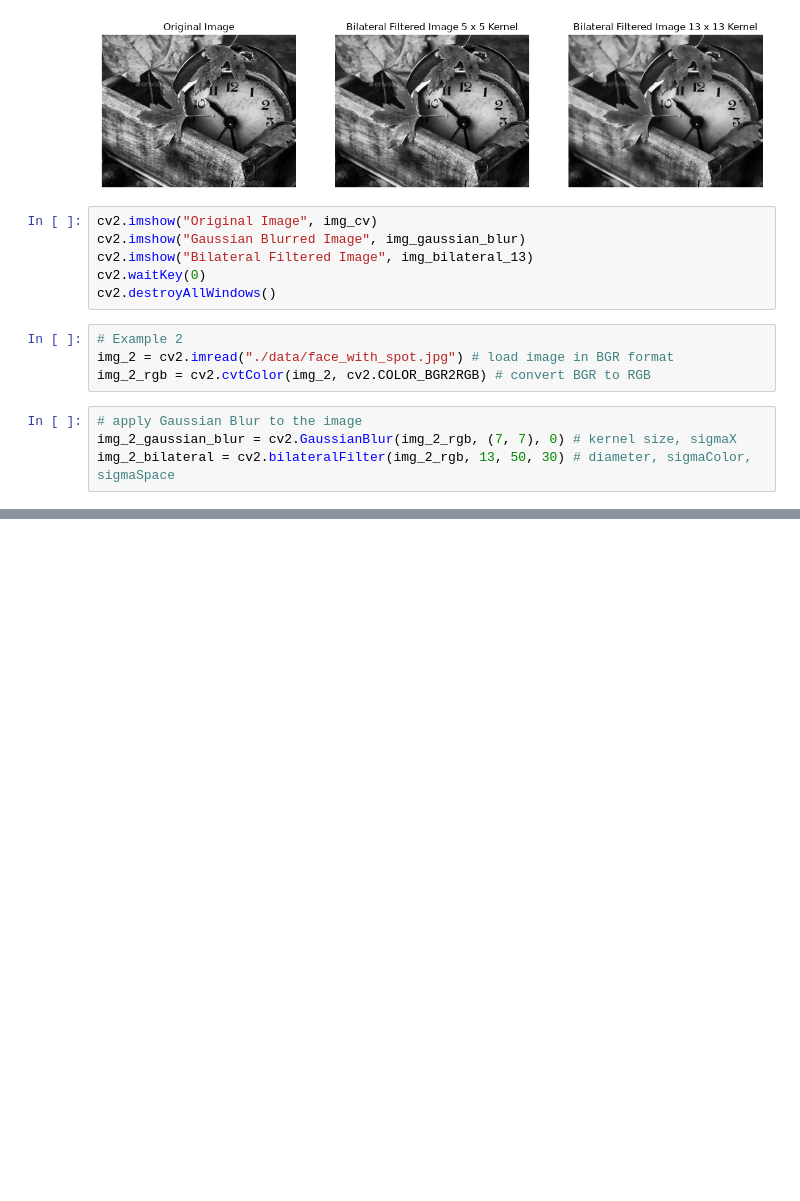
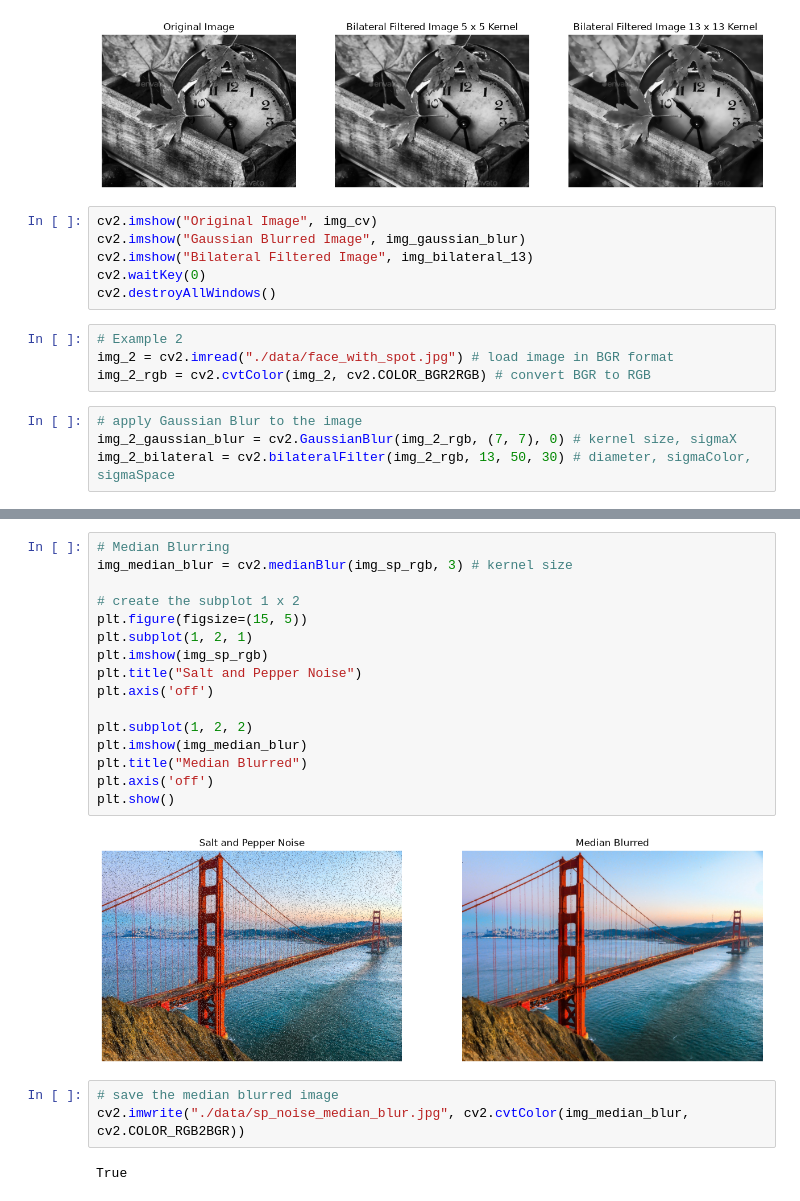
Before and after one commit to vedicskill/custom-yolo-train, a Jupyter notebook: 1-opencv-foundation/image-preprocessing.ipynb, the cells around one changed output, grey strips where cells are left out. Drawn from its saved outputs; the diff is of its cells as text; blank space fills up the shorter version.

```diff
--- a/1-opencv-foundation/image-preprocessing.ipynb
+++ b/1-opencv-foundation/image-preprocessing.ipynb
@@ -210,0 +224,23 @@ img_2_bilateral = cv2.bilateralFilter(img_2_rgb, 13, 50, 30) # diameter, sigmaCo
+# %%
+# Median Blurring
+img_median_blur = cv2.medianBlur(img_sp_rgb, 3) # kernel size
+
+# create the subplot 1 x 2
+plt.figure(figsize=(15, 5))
+plt.subplot(1, 2, 1)
+plt.imshow(img_sp_rgb)
+plt.title("Salt and Pepper Noise")
+plt.axis('off')
+
+plt.subplot(1, 2, 2)
+plt.imshow(img_median_blur)
+plt.title("Median Blurred")
+plt.axis('off')
+plt.show()
+# %% [output]
+[figure, added]
+# %%
+# save the median blurred image
+cv2.imwrite("./data/sp_noise_median_blur.jpg", cv2.cvtColor(img_median_blur, cv2.COLOR_RGB2BGR))
+# %% [output]
+True
```
Also changed, not shown: parts of 2 cells of this notebook, 1 other file.
